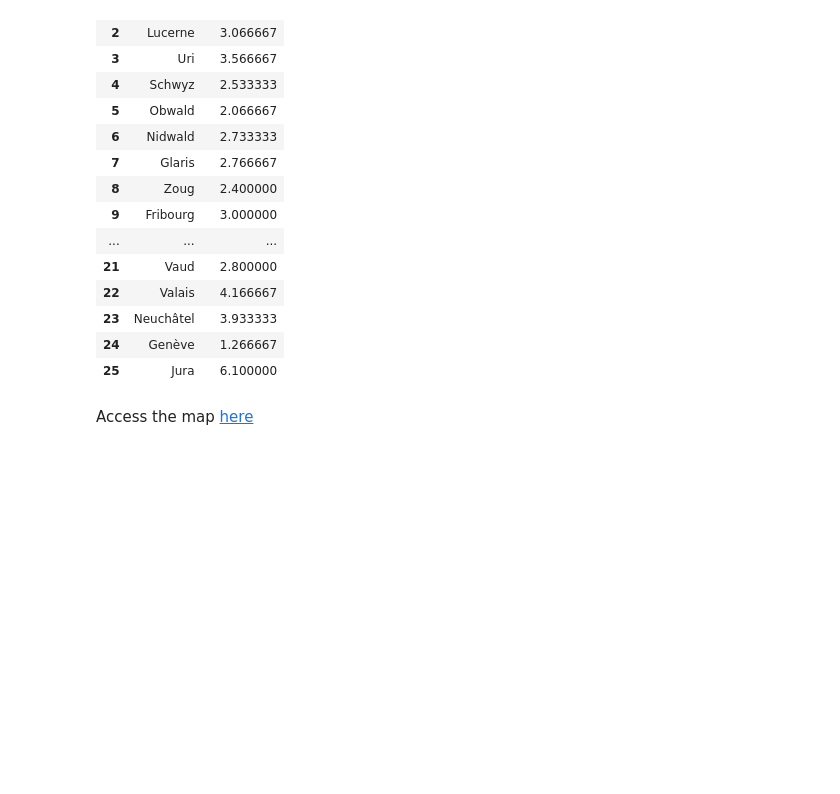
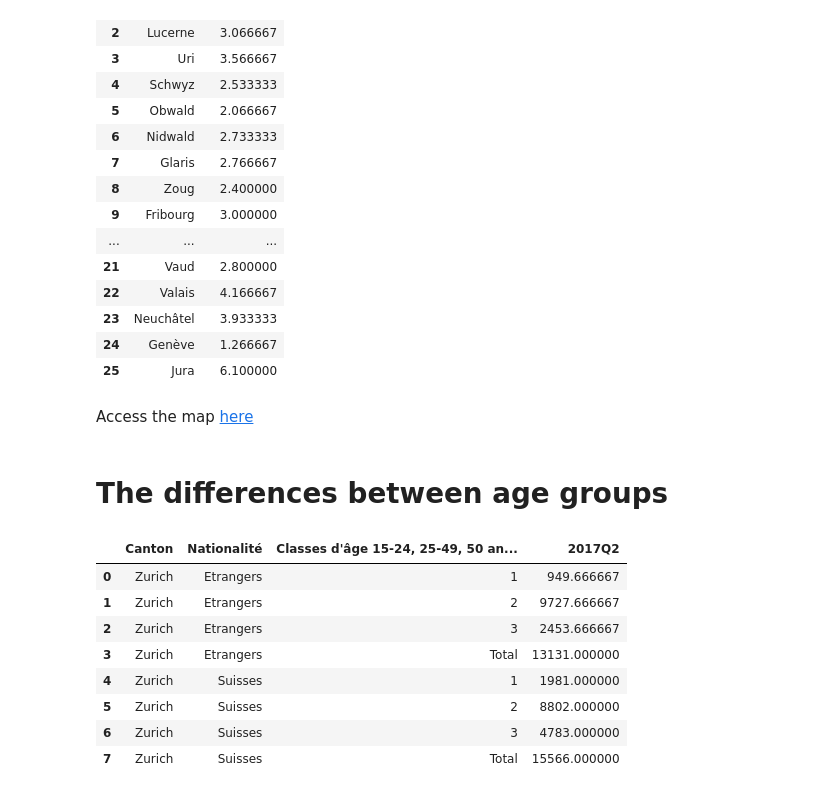
Before and after one commit to maxpr/ADA, a Jupyter notebook: 03 - Interactive Viz/Homework3.ipynb, the cells around one changed output. Drawn from its saved outputs; the diff is of its cells as text; code cells hidden in the pictures; blank space fills up the shorter version.

```diff
--- a/03 - Interactive Viz/Homework3.ipynb
+++ b/03 - Interactive Viz/Homework3.ipynb
@@ -679,3 +679,19 @@ map_switzerland = map_switzerland.add_child(colormap)
 map_switzerland.save('swiss_foreigners_unemployment_rate.html')
 # %% [markdown]
 Access the map [here](swiss_foreigners_unemployment_rate.html)
+# %% [markdown]
+# The differences between age groups
+# %%
+path = os.path.join('FetchedData', 'Unemployment_rate_swiss_age.xlsx')
+df_unemployment_swiss_foreigners_age = pd.read_excel(path)
+# %%
+#set index to Canton and Nationality
+df_unemployment_swiss_foreigners_age_clean = df_unemployment_swiss_foreigners_age.set_index(['Canton','Nationalité','Classes d\'âge 15-24, 25-49, 50 ans et plus']).drop(['Unnamed: 3','Mois'], axis = 1)
+
+#Keep the moths that correspond to the second quaterly to match our definition
+df_unemployment_swiss_foreigners_age_clean = df_unemployment_swiss_foreigners_age_clean.iloc[1:,3:6]
+# %%
+df_unemployment_swiss_foreigners_age_clean['2017Q2'] = (pd.to_numeric(df_unemployment_swiss_foreigners_age_clean['Avril 2017'])+pd.to_numeric(df_unemployment_swiss_foreigners_age_clean['Mai 2017'])+pd.to_numeric(df_unemployment_swiss_foreigners_age_clean['Juin 2017']))/3
+
+df_unemployment_swiss_foreigners_age_clean = df_unemployment_swiss_foreigners_age_clean.iloc[:,3:]
+df_unemployment_swiss_foreigners_age_clean = df_unemployment_swiss_foreigners_age_clean.reset_index()
@@ -681,0 +700,13 @@ Access the map [here](swiss_foreigners_unemployment_rate.html)
+# %%
+df = df_unemployment_swiss_foreigners_age_clean.copy()
+df.head(8)
+# %% [output]
+|  | Canton | Nationalité | Classes d'âge 15-24, 25-49, 50 an... | 2017Q2 |
+| 0 | Zurich | Etrangers | 1 | 949.666667 |
+| 1 | Zurich | Etrangers | 2 | 9727.666667 |
+| 2 | Zurich | Etrangers | 3 | 2453.666667 |
+| 3 | Zurich | Etrangers | Total | 13131.000000 |
+| 4 | Zurich | Suisses | 1 | 1981.000000 |
+| 5 | Zurich | Suisses | 2 | 8802.000000 |
+| 6 | Zurich | Suisses | 3 | 4783.000000 |
+| 7 | Zurich | Suisses | Total | 15566.000000 |
```
Also changed, not shown: parts of 15 cells of this notebook, 5 other files.
